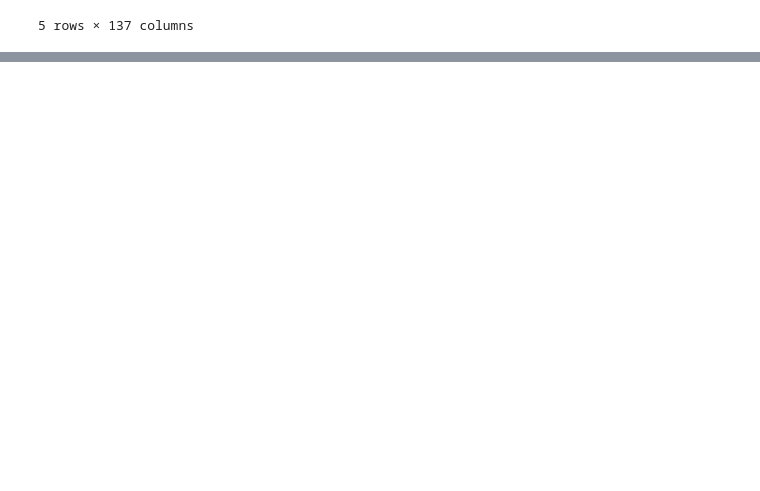
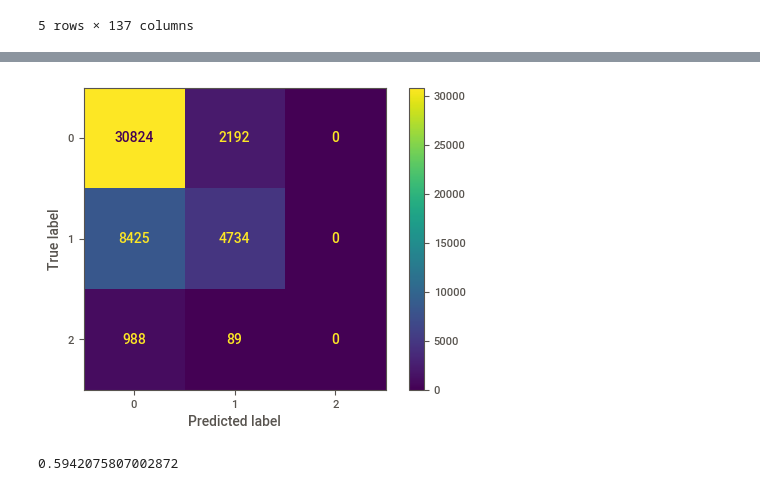
Before and after one commit to Brownsey/home_insurance, a Jupyter notebook: code.ipynb, the cells around one changed output, grey strips where cells are left out. Cells and saved outputs as stored; diff of their text form; code cells hidden in the pictures; blank space fills up the shorter version.

```diff
--- a/code.ipynb
+++ b/code.ipynb
@@ -226,0 +245,11 @@ modelling_df.head()
+# %%
+#Mapping into 0,1, 2 for XGB algorithm
+def update_pol_status(row):
+    if row == "Live":
+        return 0
+    elif row == "Lapsed":
+        return 1
+    elif row == "Cancelled":
+        return 2
+
+modelling_df["POL_STATUS"] = modelling_df["POL_STATUS"].apply(update_pol_status)
@@ -226,0 +277,2 @@ modelling_df.head()
+# %%
+modelling_df.drop("MTA_DATE", axis = 1, inplace=True)
@@ -226,0 +399,4 @@ modelling_df.head()
+# %%
+#Fitting final model
+clf = xgb.XGBClassifier(nthreads=-1, **best_params, use_label_encoder= False)
+clf.fit(X, y)
@@ -226,0 +422,9 @@ modelling_df.head()
+# %%
+clf_predict = clf.predict(X_validation)
+print("F1 Score is: " + str(round(f1_score(y_validation, clf_predict, average='weighted'), 3) ) )
+
+feats = {} # a dict to hold feature_name: feature_importance
+for feature, importance in zip(X.columns, clf.feature_importances_):
+    feats[feature] = importance
+
+pd.Series(feats).sort_values(ascending = False)
@@ -226,0 +445,22 @@ modelling_df.head()
+# %%
+ConfusionMatrixDisplay.from_predictions(y_validation, clf_predict)
+plt.show()
+# %% [output]
+[figure, added]
+# %%
+from sklearn.metrics import roc_auc_score
+from sklearn.preprocessing import LabelBinarizer
+
+def multiclass_roc_auc_score(truth, pred, average="macro"):
+
+    lb = LabelBinarizer()
+    lb.fit(truth)
+
+    truth = lb.transform(truth)
+    pred = lb.transform(pred)
+
+    return roc_auc_score(truth, pred, average=average)
+
+multiclass_roc_auc_score(y_validation, clf_predict)
+# %% [output]
+0.5942075807002872
```
Also changed, not shown: parts of 16 cells of this notebook, 3 other files.
